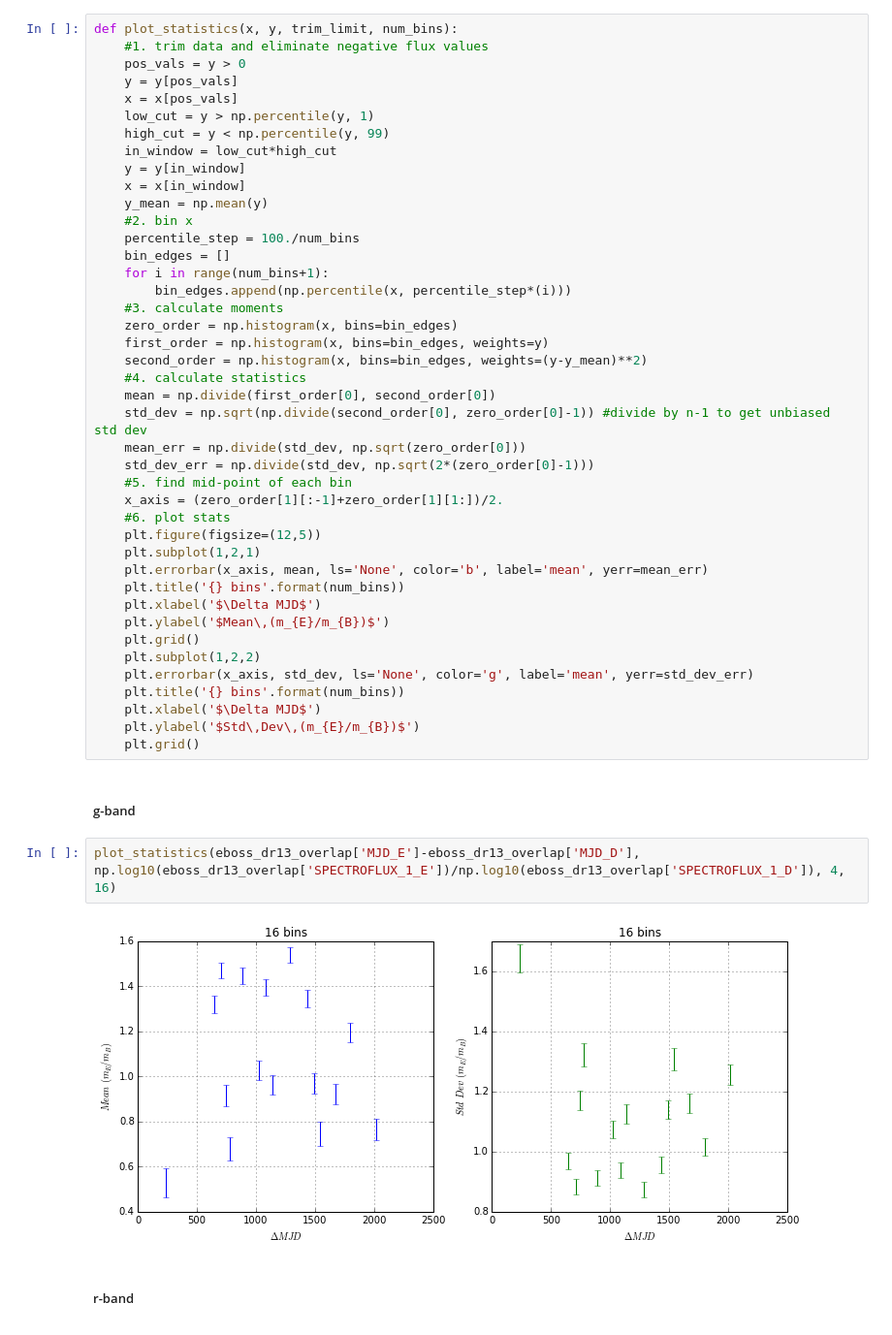
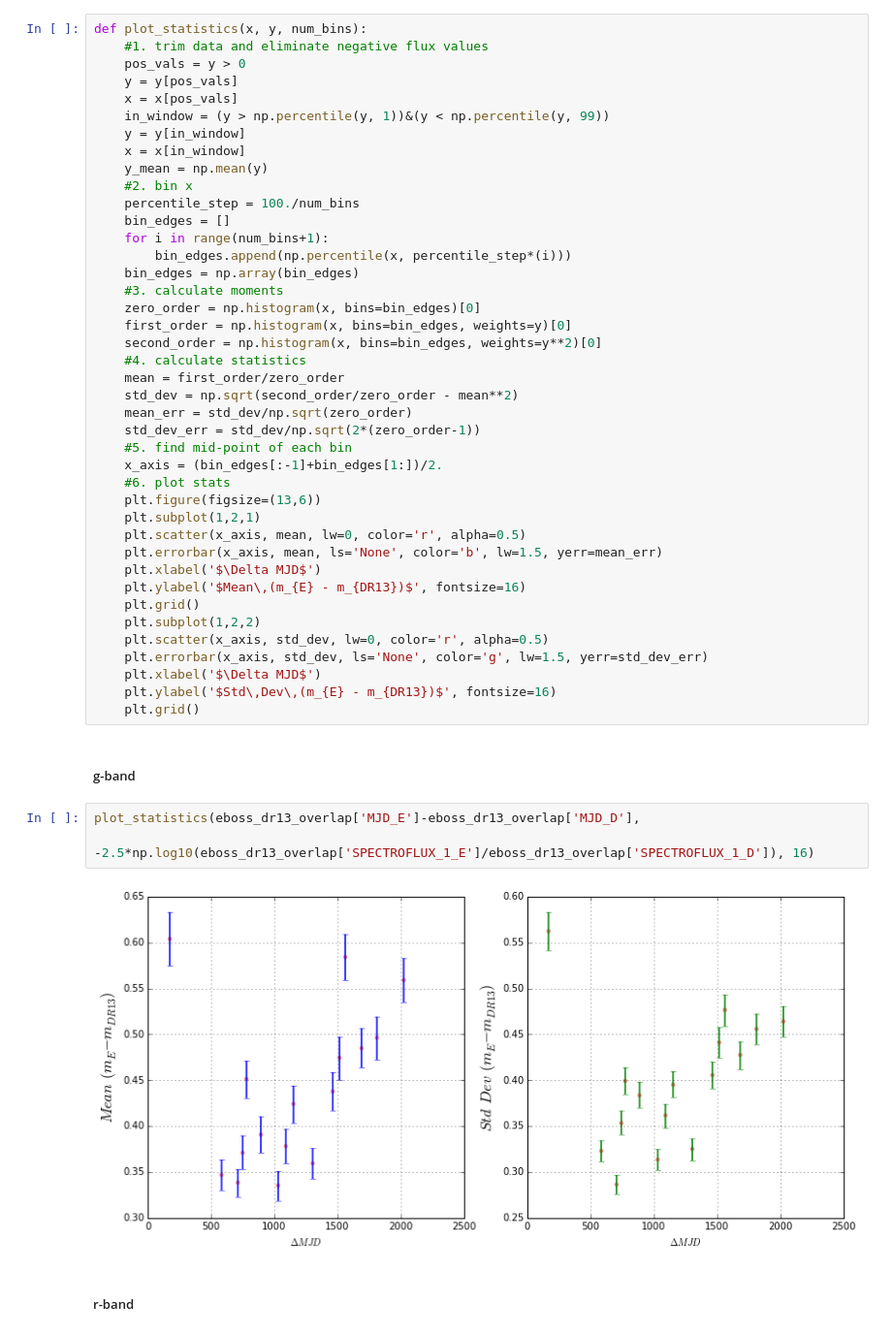
Before and after one commit to belaa/eboss-lya-qa, a Jupyter notebook: eboss_boss_repeat_qsos.ipynb, the cells around one changed output. Shown at 97% size. Saved outputs shown, nothing was run; the diff lists cells and outputs as text.

Commit message:
Fixed errors on plot_statistics

```diff
--- a/eboss_boss_repeat_qsos.ipynb
+++ b/eboss_boss_repeat_qsos.ipynb
@@ -111,12 +95,10 @@ plt.ylabel('$r_{E}/r_{B}$');
 # %%
-def plot_statistics(x, y, trim_limit, num_bins):
+def plot_statistics(x, y, num_bins):
     #1. trim data and eliminate negative flux values
     pos_vals = y > 0
     y = y[pos_vals]
     x = x[pos_vals]
-    low_cut = y > np.percentile(y, 1)
-    high_cut = y < np.percentile(y, 99)
-    in_window = low_cut*high_cut
+    in_window = (y > np.percentile(y, 1))&(y < np.percentile(y, 99))
     y = y[in_window]
     x = x[in_window]
     y_mean = np.mean(y)
@@ -125,37 +107,39 @@ def plot_statistics(x, y, trim_limit, num_bins):
     bin_edges = []
     for i in range(num_bins+1):
         bin_edges.append(np.percentile(x, percentile_step*(i)))
+    bin_edges = np.array(bin_edges)
     #3. calculate moments
-    zero_order = np.histogram(x, bins=bin_edges)
-    first_order = np.histogram(x, bins=bin_edges, weights=y)
-    second_order = np.histogram(x, bins=bin_edges, weights=(y-y_mean)**2)
+    zero_order = np.histogram(x, bins=bin_edges)[0]
+    first_order = np.histogram(x, bins=bin_edges, weights=y)[0]
+    second_order = np.histogram(x, bins=bin_edges, weights=y**2)[0]
     #4. calculate statistics
-    mean = np.divide(first_order[0], second_order[0])
-    std_dev = np.sqrt(np.divide(second_order[0], zero_order[0]-1)) #divide by n-1 to get unbiased std dev
-    mean_err = np.divide(std_dev, np.sqrt(zero_order[0]))
-    std_dev_err = np.divide(std_dev, np.sqrt(2*(zero_order[0]-1)))
+    mean = first_order/zero_order
+    std_dev = np.sqrt(second_order/zero_order - mean**2)
+    mean_err = std_dev/np.sqrt(zero_order)
+    std_dev_err = std_dev/np.sqrt(2*(zero_order-1))
     #5. find mid-point of each bin
-    x_axis = (zero_order[1][:-1]+zero_order[1][1:])/2.
+    x_axis = (bin_edges[:-1]+bin_edges[1:])/2.
     #6. plot stats
-    plt.figure(figsize=(12,5))
+    plt.figure(figsize=(13,6))
     plt.subplot(1,2,1)
-    plt.errorbar(x_axis, mean, ls='None', color='b', label='mean', yerr=mean_err)
-    plt.title('{} bins'.format(num_bins))
+    plt.scatter(x_axis, mean, lw=0, color='r', alpha=0.5)
+    plt.errorbar(x_axis, mean, ls='None', color='b', lw=1.5, yerr=mean_err)
     plt.xlabel('$\Delta MJD$')
-    plt.ylabel('$Mean\,(m_{E}/m_{B})$')
+    plt.ylabel('$Mean\,(m_{E} - m_{DR13})$', fontsize=16)
     plt.grid()
     plt.subplot(1,2,2)
-    plt.errorbar(x_axis, std_dev, ls='None', color='g', label='mean', yerr=std_dev_err)
-    plt.title('{} bins'.format(num_bins))
+    plt.scatter(x_axis, std_dev, lw=0, color='r', alpha=0.5)
+    plt.errorbar(x_axis, std_dev, ls='None', color='g', lw=1.5, yerr=std_dev_err)
     plt.xlabel('$\Delta MJD$')
-    plt.ylabel('$Std\,Dev\,(m_{E}/m_{B})$')
+    plt.ylabel('$Std\,Dev\,(m_{E} - m_{DR13})$', fontsize=16)
     plt.grid()
 # %% [markdown]
 ##### g-band
 # %%
-plot_statistics(eboss_dr13_overlap['MJD_E']-eboss_dr13_overlap['MJD_D'], np.log10(eboss_dr13_overlap['SPECTROFLUX_1_E'])/np.log10(eboss_dr13_overlap['SPECTROFLUX_1_D']), 4, 16)
+plot_statistics(eboss_dr13_overlap['MJD_E']-eboss_dr13_overlap['MJD_D'],
+                -2.5*np.log10(eboss_dr13_overlap['SPECTROFLUX_1_E']/eboss_dr13_overlap['SPECTROFLUX_1_D']), 16)
 # %% [output]
-[figure, old version]
+[figure, new version]
 # %% [markdown]
 ##### r-band
 # %%
```
Also changed, not shown: parts of 7 cells of this notebook.
